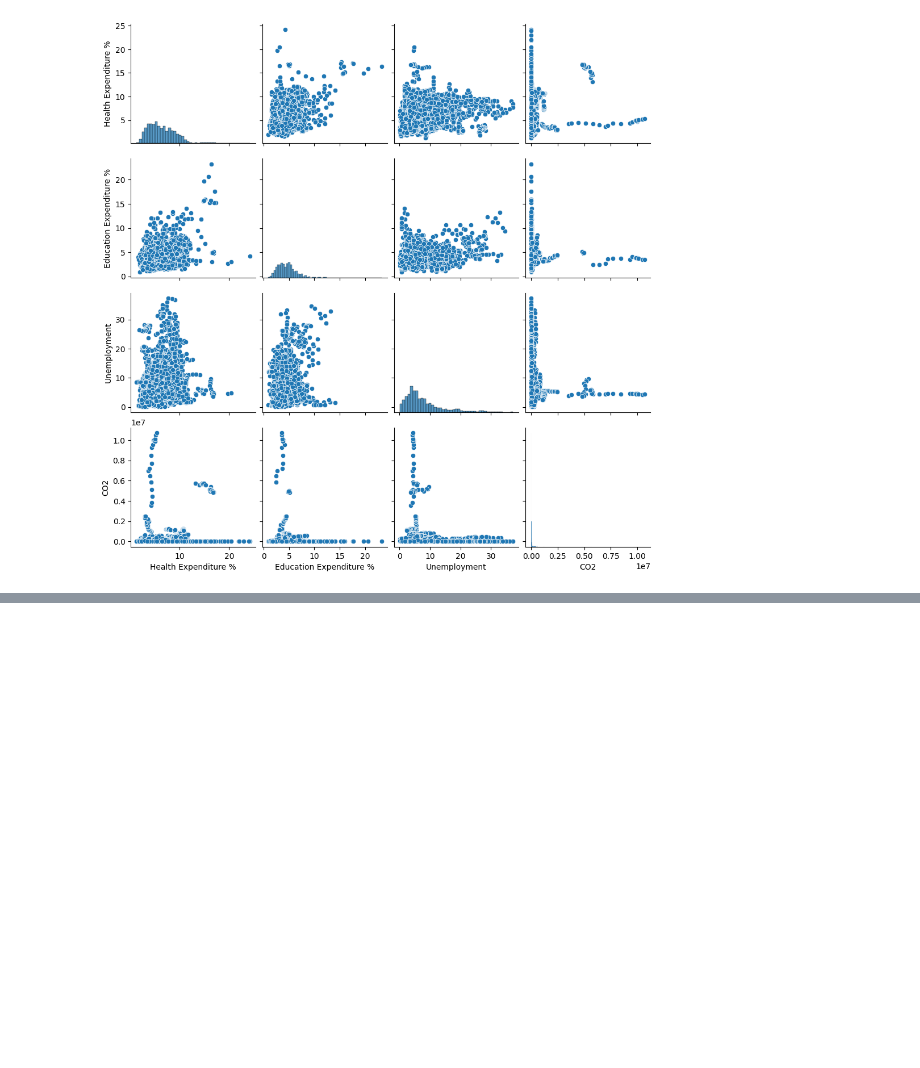
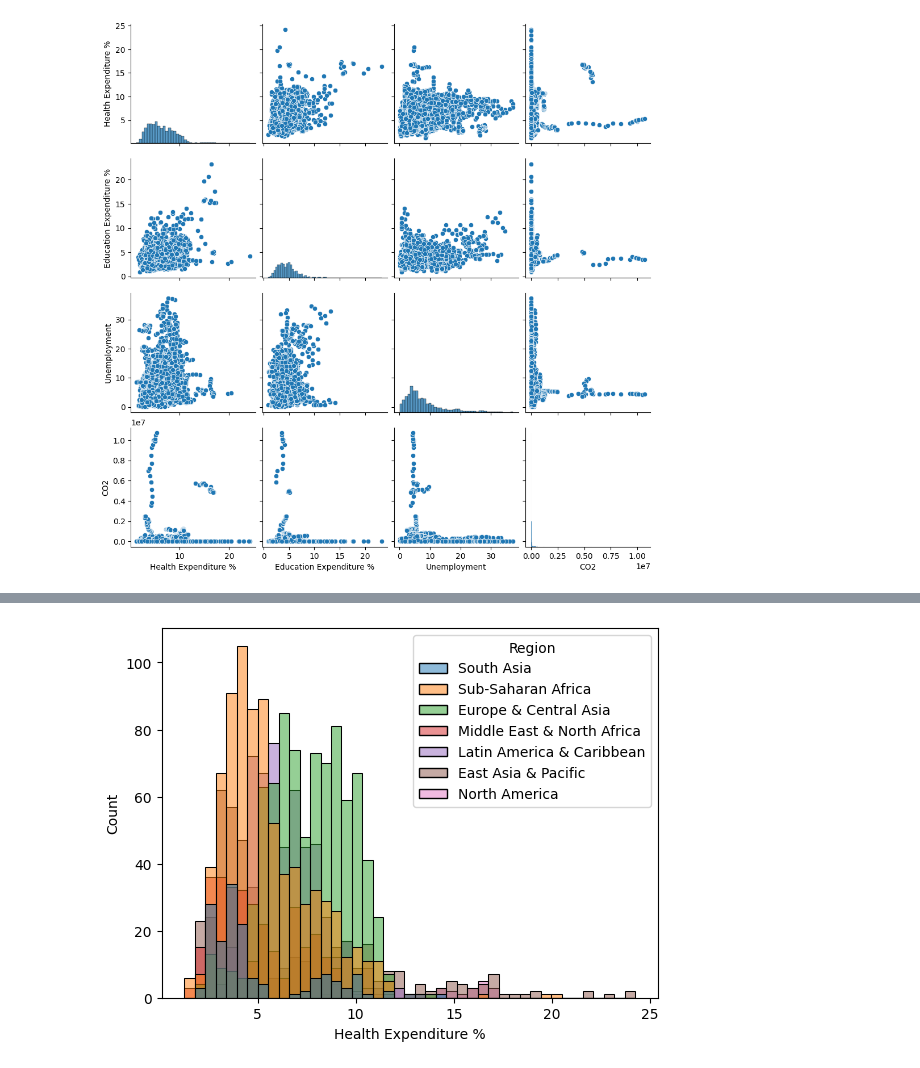
Before and after one commit to HABUDANHAYABK/Associate-Data-Scientist-in-Python, a Jupyter notebook: Exploratory_Data_Analysis_in_Python/correlation.ipynb, the cells around one changed output, grey strips where cells are left out. Saved outputs shown, nothing was run; the diff lists cells and outputs as text; code cells hidden in the pictures; blank space fills up the shorter version.

```diff
--- a/Exploratory_Data_Analysis_in_Python/correlation.ipynb
+++ b/Exploratory_Data_Analysis_in_Python/correlation.ipynb
@@ -95,0 +105,7 @@ plt.show()
+# %%
+sns.histplot(data=life_expectancy,
+             x = 'Health Expenditure %',
+             hue = 'Region')
+plt.show()
+# %% [output]
+[figure, added]
```
Also changed, not shown: parts of 5 cells of this notebook.
